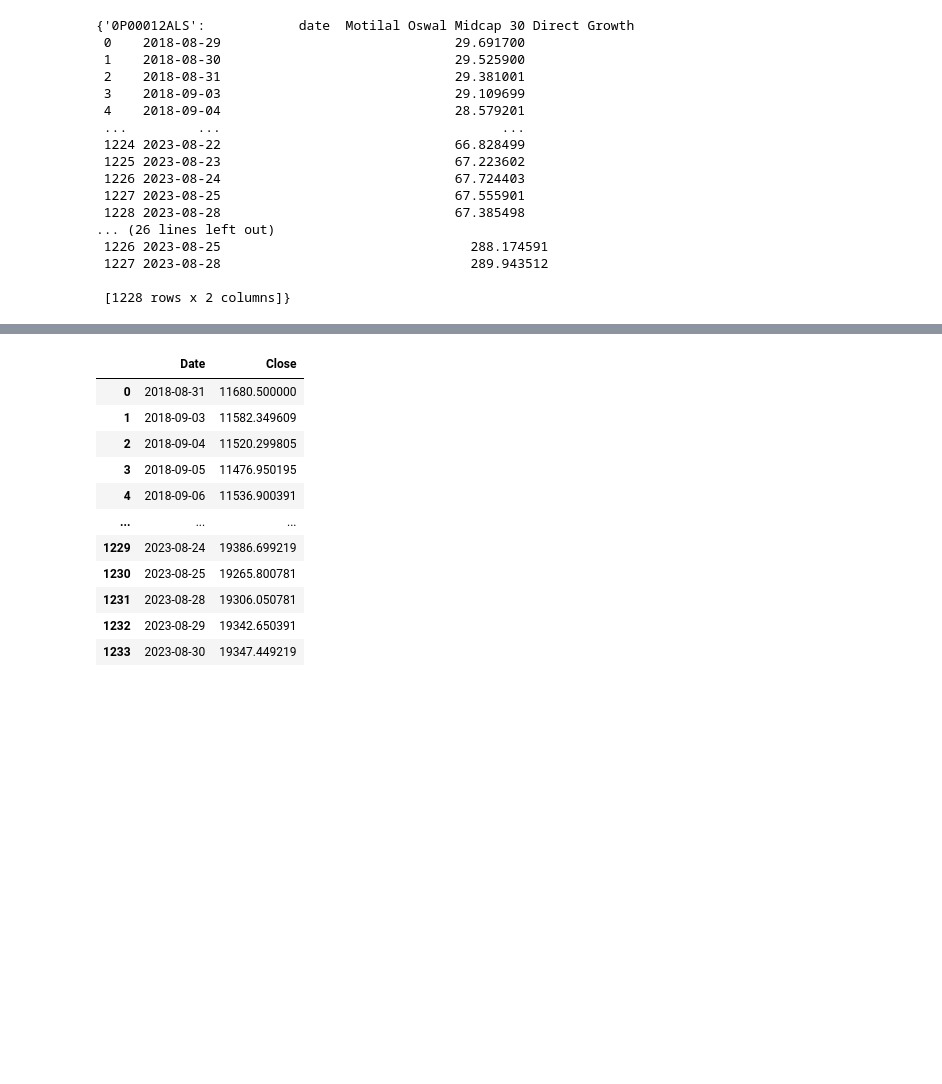
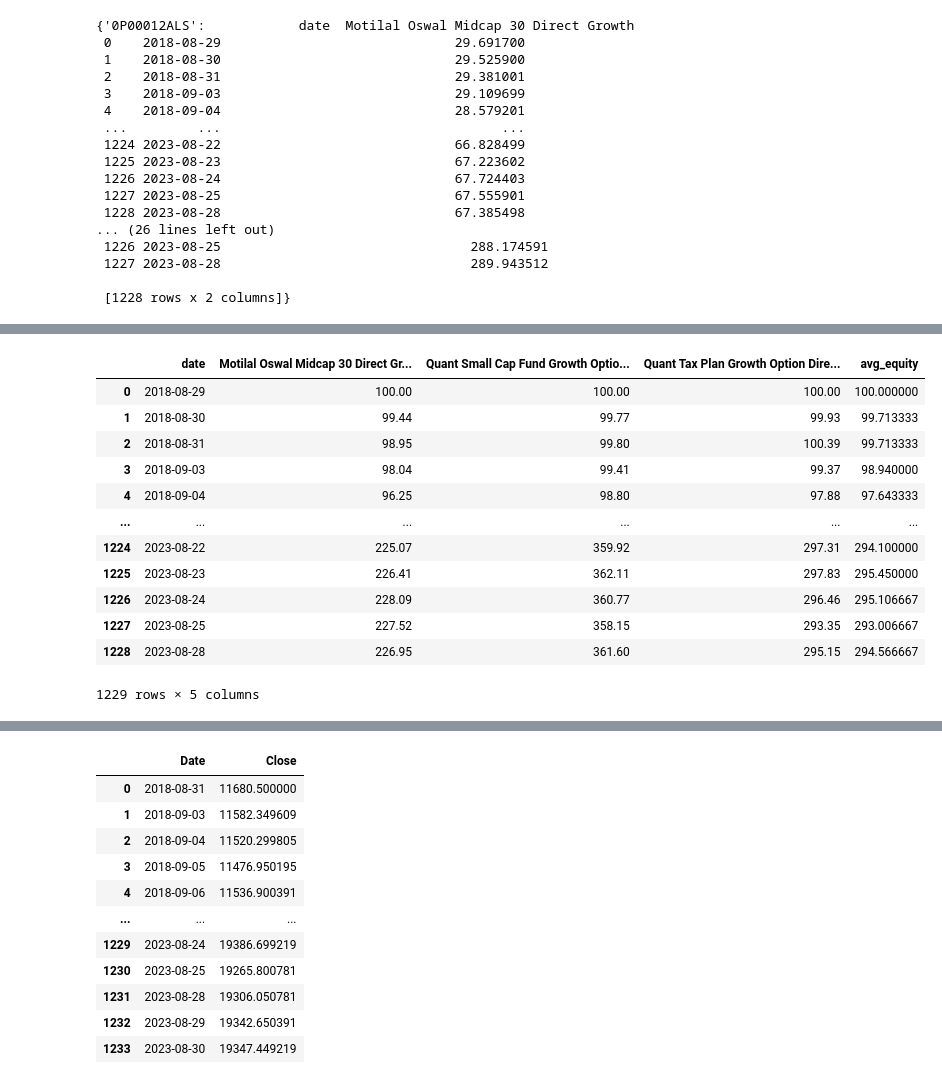
Before and after one commit to amanhooda98/Mutual_Fund_Analytics, a Jupyter notebook: Mutual_Fund_Analytics.ipynb, the cells around one changed output, grey strips where cells are left out. Cells and saved outputs as stored; diff of their text form; code cells hidden in the pictures; blank space fills up the shorter version.

```diff
--- a/Mutual_Fund_Analytics.ipynb
+++ b/Mutual_Fund_Analytics.ipynb
@@ -279,0 +238,38 @@ dtype: object
+# %%
+for scheme_name in equity.values():
+    merge_equity[scheme_name] = (
+        merge_equity[scheme_name] / merge_equity[scheme_name][0]
+    ) * 100
+
+for scheme_name in debt.values():
+    merge_debt[scheme_name] = (
+        merge_debt[scheme_name] / merge_debt[scheme_name][0]
+    ) * 100
+
+for scheme_name in hybrid.values():
+    merge_hybrid[scheme_name] = (
+        merge_hybrid[scheme_name] / merge_hybrid[scheme_name][0]
+    ) * 100
+# %%
+for scheme_name in equity.values():
+    merge_equity[scheme_name]=merge_equity[scheme_name].round(2)
+for scheme_name in debt.values():
+    merge_debt[scheme_name]=merge_debt[scheme_name].round(2)
+for scheme_name in hybrid.values():
+    merge_hybrid[scheme_name]=merge_hybrid[scheme_name].round(2)
+# %%
+merge_equity
+# %% [output]
+|  | date | Motilal Oswal Midcap 30 Direct Gr... | Quant Small Cap Fund Growth Optio... | Quant Tax Plan Growth Option Dire... | avg_equity |
+| 0 | 2018-08-29 | 100.00 | 100.00 | 100.00 | 100.000000 |
+| 1 | 2018-08-30 | 99.44 | 99.77 | 99.93 | 99.713333 |
+| 2 | 2018-08-31 | 98.95 | 99.80 | 100.39 | 99.713333 |
+| 3 | 2018-09-03 | 98.04 | 99.41 | 99.37 | 98.940000 |
+| 4 | 2018-09-04 | 96.25 | 98.80 | 97.88 | 97.643333 |
+| ... | ... | ... | ... | ... | ... |
+| 1224 | 2023-08-22 | 225.07 | 359.92 | 297.31 | 294.100000 |
+| 1225 | 2023-08-23 | 226.41 | 362.11 | 297.83 | 295.450000 |
+| 1226 | 2023-08-24 | 228.09 | 360.77 | 296.46 | 295.106667 |
+| 1227 | 2023-08-25 | 227.52 | 358.15 | 293.35 | 293.006667 |
+| 1228 | 2023-08-28 | 226.95 | 361.60 | 295.15 | 294.566667 |
+1229 rows × 5 columns
```
Also changed, not shown: parts of 10 cells of this notebook.
